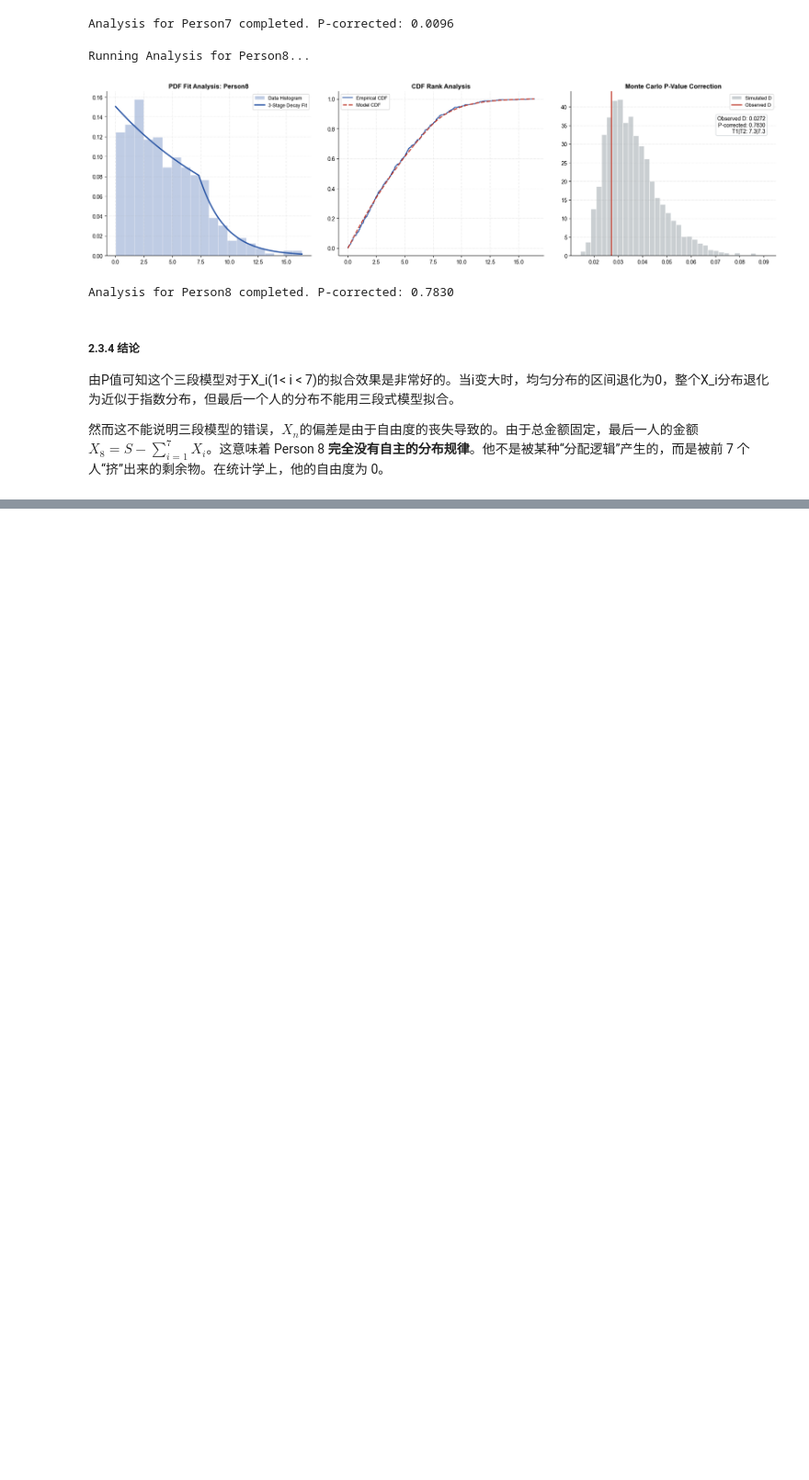
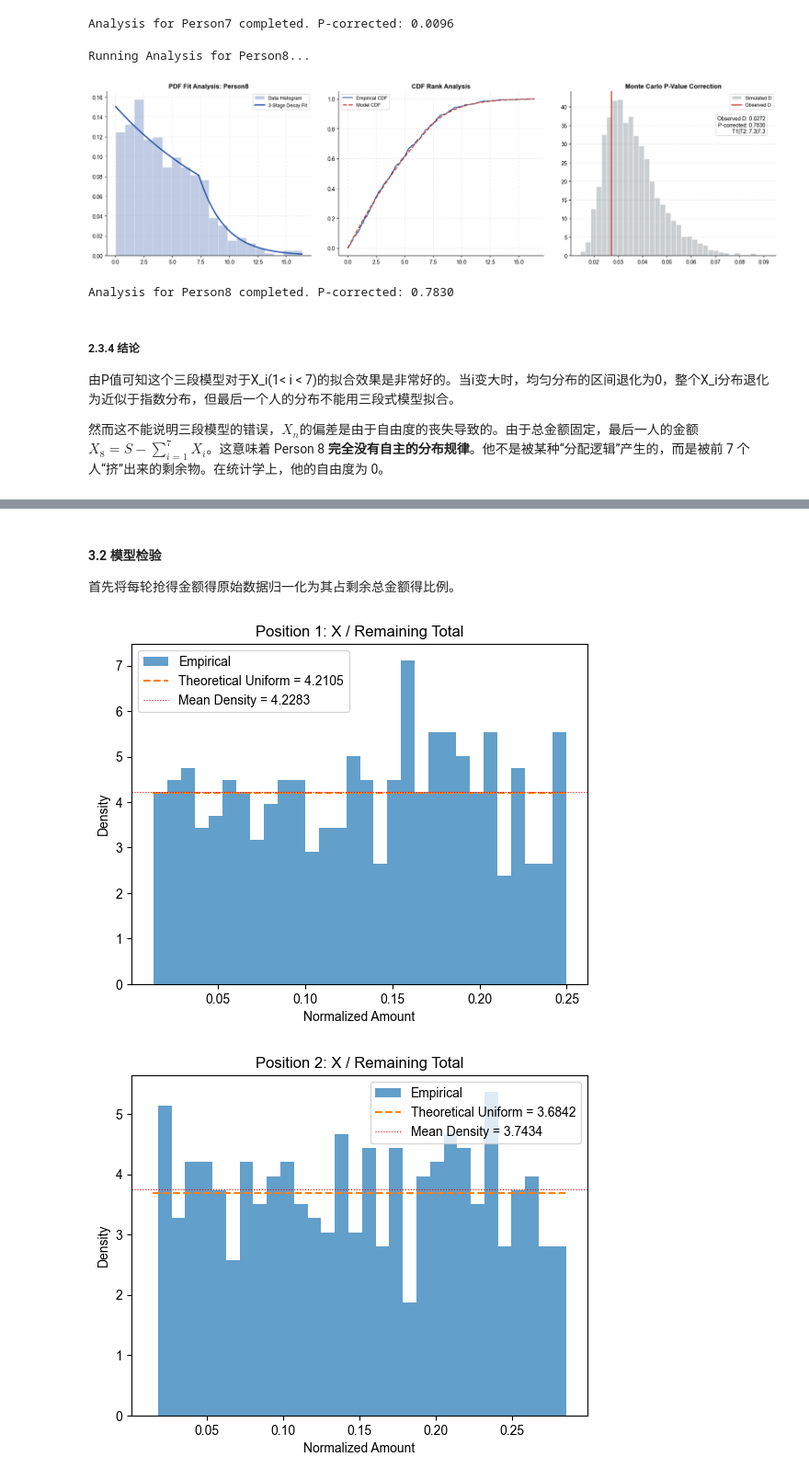
Before and after one commit to WjNaG2/SI140-RedEnvelope, a Jupyter notebook: pro3-1.ipynb, the cells around one changed output, grey strips where cells are left out. Shown at 92% size. Drawn from its saved outputs; the diff is of its cells as text; code cells hidden in the pictures; blank space fills up the shorter version.

```diff
--- a/pro3-1.ipynb
+++ b/pro3-1.ipynb
@@ -775,0 +785,75 @@ Analysis for Person8 completed. P-corrected: 0.7830
+# %% [markdown]
+#### 3.2 模型检验
+首先将每轮抢得金额得原始数据归一化为其占剩余总金额得比例。
+# %%
+import pandas as pd
+import matplotlib.pyplot as plt
+import numpy as np
+
+# =====================
+# 1. 读取数据
+# =====================
+# 假设:
+# 行 = 实验次数
+# 列 = 位次 (第1个抢到的人, 第2个, ...)
+df = pd.read_csv("envelopes.csv")
+
+# Skip the 'Trial' column (first column)
+df_data = df.iloc[:, 1:]
+
+num_positions = df_data.shape[1]
+
+# =====================
+# 2. 计算归一化比例
+# =====================
+ratios = {}
+
+for i, col in enumerate(df_data.columns):
+    # 剩余总额（包含自己）
+    remaining_sum = df_data.iloc[:, i:].sum(axis=1)
+    ratios[col] = df_data[col] / remaining_sum
+
+ratio_df = pd.DataFrame(ratios)
+
+# =====================
+# 3. 绘制直方图验证均匀分布
+# =====================
+for i, col in enumerate(ratio_df.columns):
+    data = ratio_df[col].dropna()
+    bins = 30
+
+    # 先用 numpy 计算密度（便于求均值）
+    counts, edges = np.histogram(data, bins=bins, density=True)
+    bin_centers = (edges[:-1] + edges[1:]) / 2
+
+    # 绘制直方图（density=True）
+    plt.figure()
+    plt.hist(data, bins=bins, density=True, alpha=0.7, label="Empirical")
+
+    if i < num_positions - 1:
+        # 理论均匀分布区间（从0到上界）
+        upper = 2 / (num_positions - i)
+        lower = 0.1 / (num_positions - i)
+
+        # 理论常数密度 = 总概率(1) / 区间长度
+        theoretical_density = 1.0 / (upper - lower)
+
+        # 经验密度的均值（所有bin的密度平均）
+        mean_density = counts.mean()
+
+        # 绘制理论密度和经验均值密度
+        x = np.linspace(lower, upper, 200)
+        y = np.ones_like(x) / (upper - lower)
+
+        plt.plot(x, y, linestyle="--", label=f"Theoretical Uniform = {y[0]:.4f}")
+        plt.axhline(mean_density, color='red', linestyle=':', linewidth=0.8,
+                    label=f'Mean Density = {mean_density:.4f}')
+
+    plt.title(f"Position {i+1}: X / Remaining Total")
+    plt.xlabel("Normalized Amount")
+    plt.ylabel("Density")
+    plt.legend()
+    plt.show()
+# %% [output]
+[figure, added]
+[figure, added]
```
Also changed, not shown: parts of 48 cells of this notebook, 4 other files.
